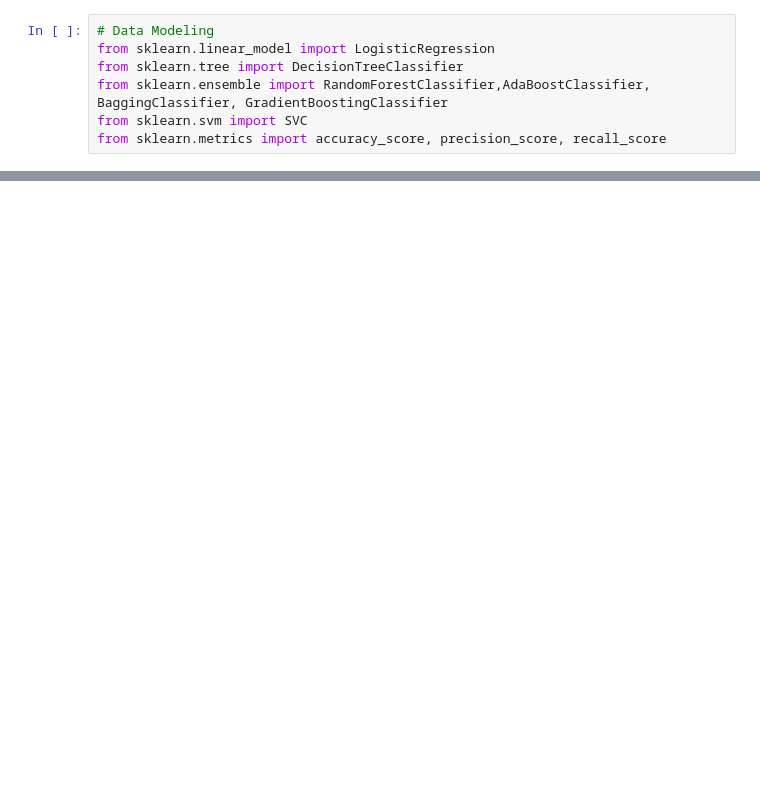
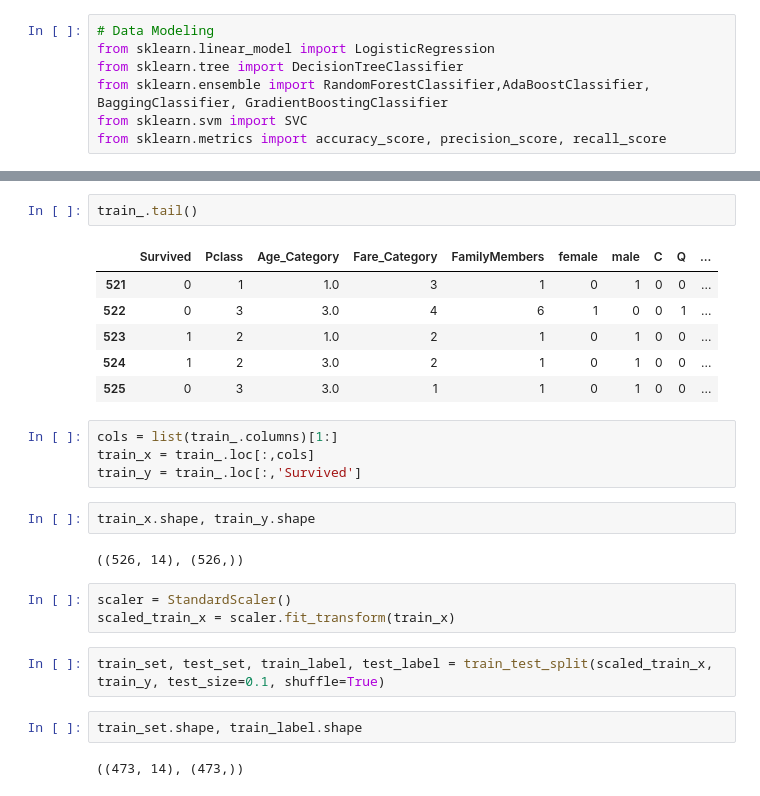
Before and after one commit to Muhammd-Hamza-Sabir/Data-Science-Projects, a Jupyter notebook: Titanic/2. Handling Imbalance Dataset.ipynb, the cells around one changed output, grey strips where cells are left out. Drawn from its saved outputs; the diff is of its cells as text; blank space fills up the shorter version.

```diff
--- a/Titanic/2. Handling Imbalance Dataset.ipynb
+++ b/Titanic/2. Handling Imbalance Dataset.ipynb
@@ -203,0 +156,26 @@ Bagging Classifier Accuracy:  0.7692307692307693
+# %%
+train_.tail()
+# %% [output]
+|  | Survived | Pclass | Age_Category | Fare_Category | FamilyMembers | female | male | C | Q | ... |
+| 521 | 0 | 1 | 1.0 | 3 | 1 | 0 | 1 | 0 | 0 | ... |
+| 522 | 0 | 3 | 3.0 | 4 | 6 | 1 | 0 | 0 | 1 | ... |
+| 523 | 1 | 2 | 1.0 | 2 | 1 | 0 | 1 | 0 | 0 | ... |
+| 524 | 1 | 2 | 3.0 | 2 | 1 | 0 | 1 | 0 | 0 | ... |
+| 525 | 0 | 3 | 3.0 | 1 | 1 | 0 | 1 | 0 | 0 | ... |
+# %%
+cols = list(train_.columns)[1:]
+train_x = train_.loc[:,cols]
+train_y = train_.loc[:,'Survived']
+# %%
+train_x.shape, train_y.shape
+# %% [output]
+((526, 14), (526,))
+# %%
+scaler = StandardScaler()
+scaled_train_x = scaler.fit_transform(train_x)
+# %%
+train_set, test_set, train_label, test_label = train_test_split(scaled_train_x, train_y, test_size=0.1, shuffle=True)
+# %%
+train_set.shape, train_label.shape
+# %% [output]
+((473, 14), (473,))
```
Also changed, not shown: parts of 47 cells of this notebook, 2 other files.
